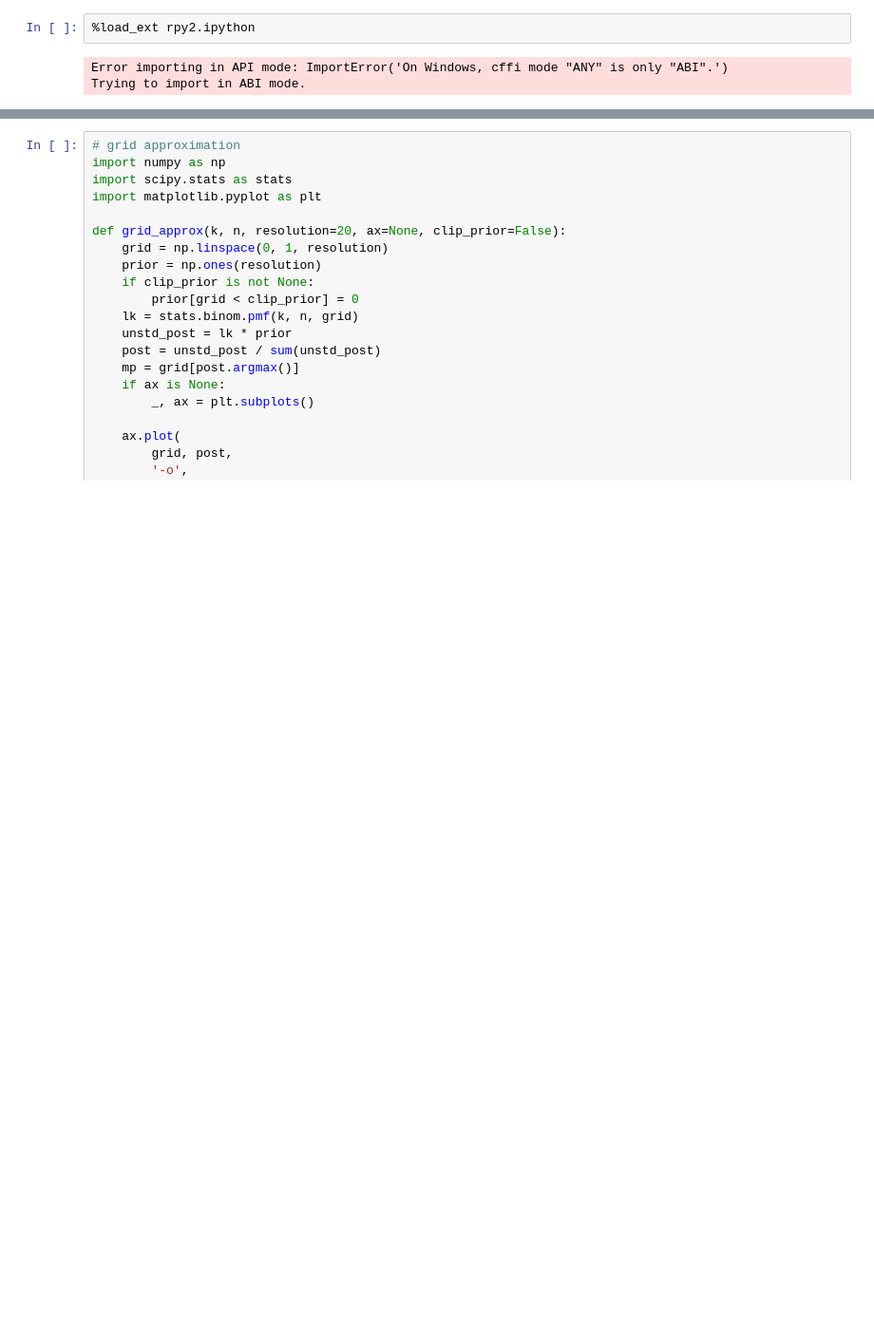
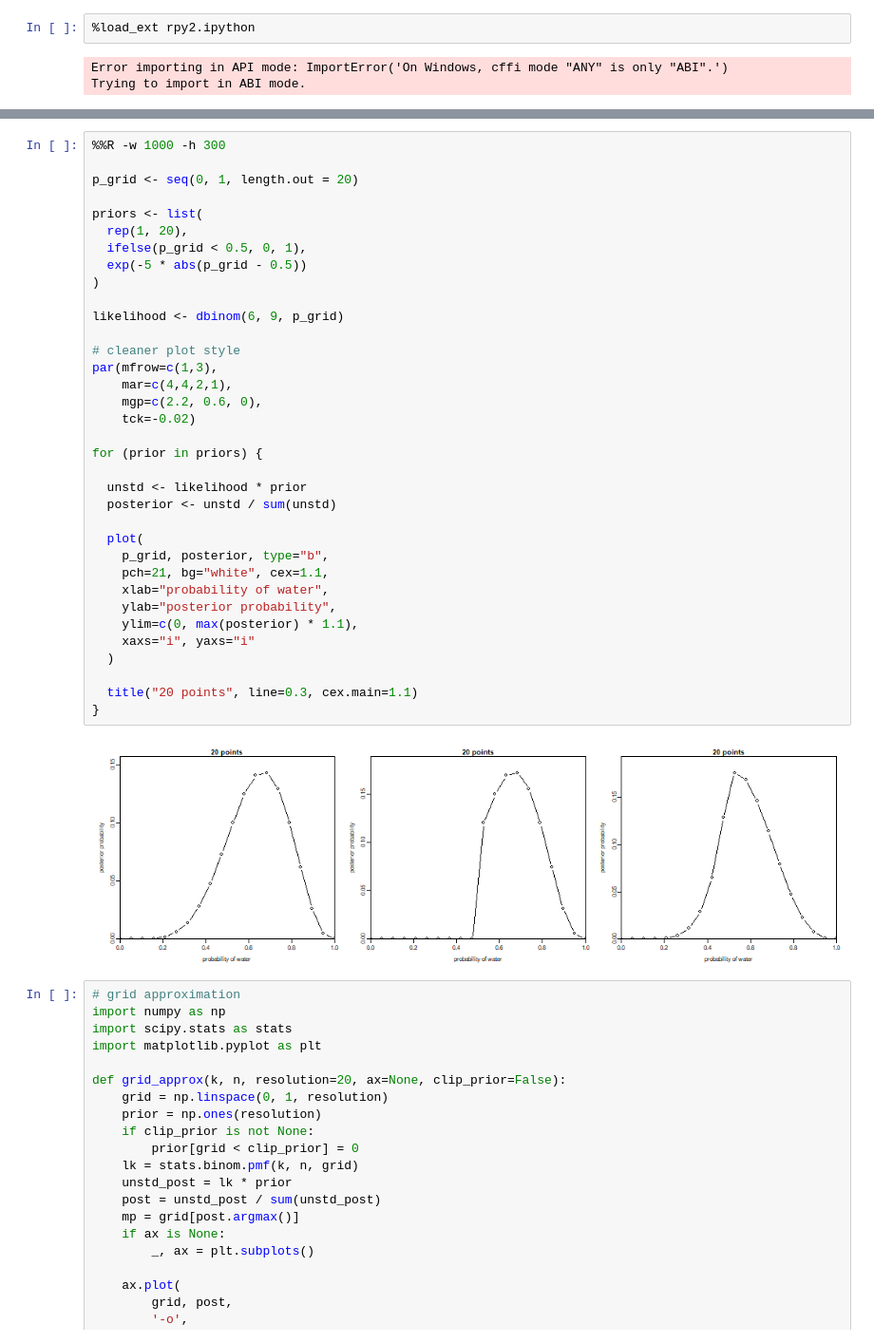
Before and after one commit to chrisdewa/christats, a Jupyter notebook: notebooks/rethinking/chap2.ipynb, the cells around one changed output, grey strips where cells are left out. Shown at 95% size. Cells and saved outputs as stored; diff of their text form; blank space fills up the shorter version.

```diff
--- a/notebooks/rethinking/chap2.ipynb
+++ b/notebooks/rethinking/chap2.ipynb
@@ -50,3 +88,40 @@ for i, k in enumerate((1, 0, 1, 1, 1, 0, 1, 0, 1), start=1):
+# %%
+%%R -w 1000 -h 300
+
+p_grid <- seq(0, 1, length.out = 20)
+
+priors <- list(
+  rep(1, 20),
+  ifelse(p_grid < 0.5, 0, 1),
+  exp(-5 * abs(p_grid - 0.5))
+)
+
+likelihood <- dbinom(6, 9, p_grid)
+
+# cleaner plot style
+par(mfrow=c(1,3),
+    mar=c(4,4,2,1),
+    mgp=c(2.2, 0.6, 0),
+    tck=-0.02)
+
+for (prior in priors) {
+
+  unstd <- likelihood * prior
+  posterior <- unstd / sum(unstd)
+
+  plot(
+    p_grid, posterior, type="b",
+    pch=21, bg="white", cex=1.1,
+    xlab="probability of water",
+    ylab="posterior probability",
+    ylim=c(0, max(posterior) * 1.1),
+    xaxs="i", yaxs="i"
+  )
+
+  title("20 points", line=0.3, cex.main=1.1)
+}
+# %% [output]
+[figure, added]
 # %%
 # grid approximation
 import numpy as np
```
Also changed, not shown: parts of 13 cells of this notebook.
